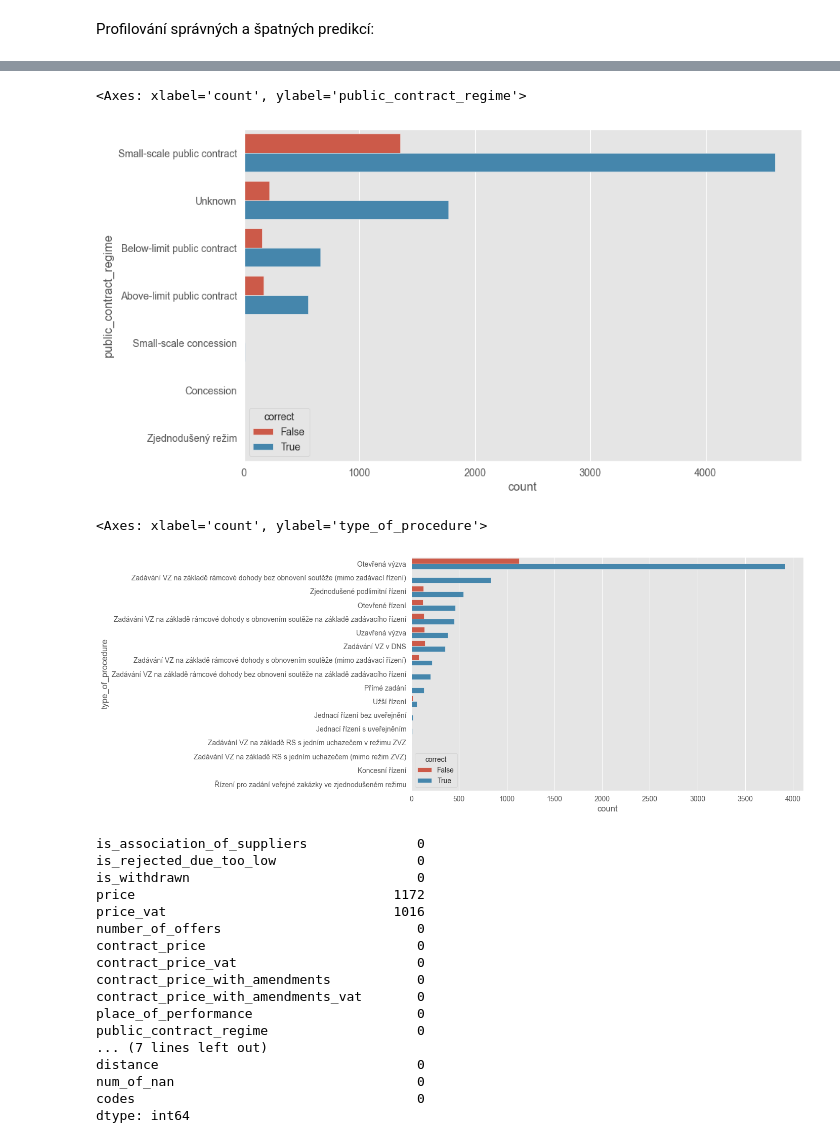
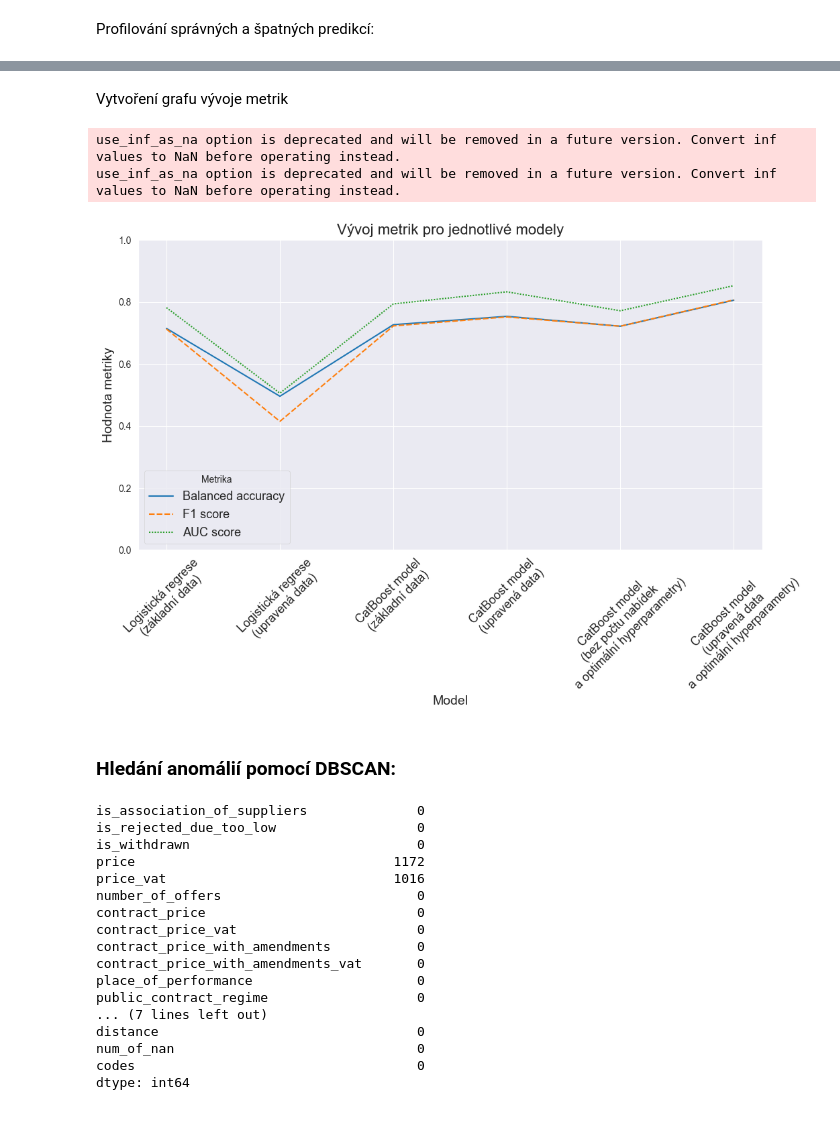
Before and after one commit to opendatalabcz/analysis-public-procurement, a Jupyter notebook: notebooks/models_advanced_dataset.ipynb, the cells around one changed output, grey strips where cells are left out. Saved outputs shown, nothing was run; the diff lists cells and outputs as text; code cells hidden in the pictures.

```diff
--- a/notebooks/model_catboost.ipynb
+++ b/notebooks/models_advanced_dataset.ipynb
@@ -423,17 +392,34 @@ sns.countplot(data=X_test_all, y='type', hue='correct', order=X_test_all['type']
-# %%
-plt.figure(figsize=(10, 6))
-sns.countplot(data=X_test_all, y='public_contract_regime', hue='correct', order=X_test_all['public_contract_regime'].value_counts().index)
-# %% [output]
-<Axes: xlabel='count', ylabel='public_contract_regime'>
-[figure, removed]
-# %%
-plt.figure(figsize=(10, 6))
-sns.countplot(data=X_test_all, y='type_of_procedure', hue='correct', order=X_test_all['type_of_procedure'].value_counts().index)
-# %% [output]
-<Axes: xlabel='count', ylabel='type_of_procedure'>
-[figure, removed]
 # %%
 correct_for_DBSCAN = X_test_all_correct.drop(columns=['is_winner', 'predictions', 'contracting_authority_name', 'contracting_authority_id', 'company_id'])
+# %% [markdown]
+Vytvoření grafu vývoje metrik
+# %%
+metrics_models = {
+    'Logistická regrese\n(základní data)' : [0.715, 0.713, 0.782],
+    'Logistická regrese\n(upravená data)' : [0.496, 0.415, 0.506],
+    'CatBoost model\n(základní data)' : [0.727, 0.723, 0.794],
+    'CatBoost model\n(upravená data)' : [0.754, 0.752, 0.833],
+    'CatBoost model\n(bez počtu nabídek\na optimální hyperparametry)' : [0.722, 0.722, 0.772],
+    'CatBoost model\n(upravená data\na optimální hyperparametry)' : [0.806, 0.807, 0.853]
+}
+metrics_models = pd.DataFrame(metrics_models, index=['Balanced accuracy', 'F1 score', 'AUC score'])
+# %%
+plt.figure(figsize=(12, 6))
+sns.lineplot(data=metrics_models.T)
+plt.ylim(0,1)
+plt.xlabel('Model', fontsize=14)
+plt.ylabel('Hodnota metriky', fontsize=14)
+plt.title('Vývoj metrik pro jednotlivé modely', fontsize=16)
+plt.legend(title='Metrika', fontsize=13)
+# change font size
+plt.xticks(rotation=45, fontsize=13)
+plt.show()
+# %% [output]
+use_inf_as_na option is deprecated and will be removed in a future version. Convert inf values to NaN before operating instead.
+use_inf_as_na option is deprecated and will be removed in a future version. Convert inf values to NaN before operating instead.
+[figure, added]
+# %% [markdown]
+### Hledání anomálií pomocí DBSCAN:
 # %%
 from sklearn.impute import SimpleImputer
 # %%
```
Also changed, not shown: parts of 26 cells of this notebook, 16 other files.
